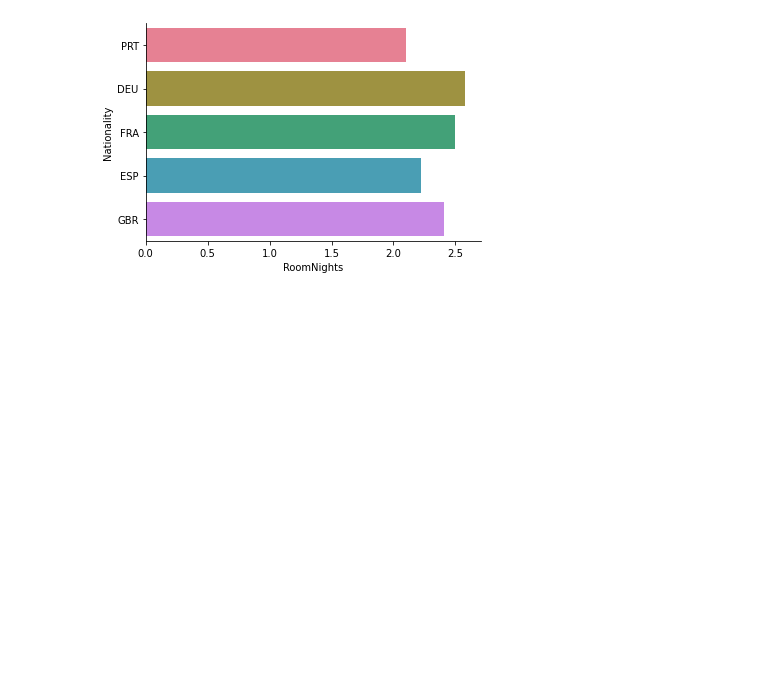
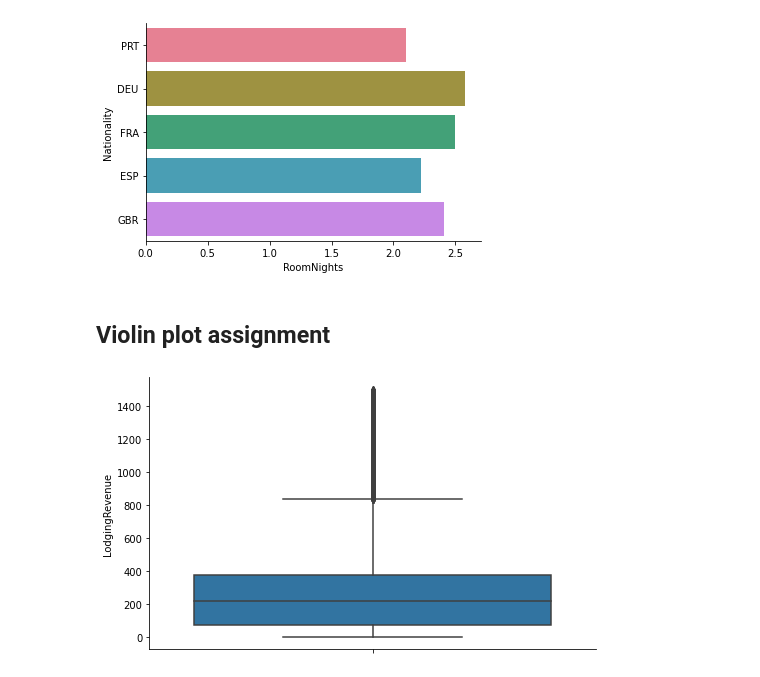
Before and after one commit to naruhikohama/dataviz-python, a Jupyter notebook: Seaborn/seaborn_assignments.ipynb, the cells around one changed output. Drawn from its saved outputs; the diff is of its cells as text; code cells hidden in the pictures; blank space fills up the shorter version.

Commit message:
seaborn boxplot and violin plots assignment

```diff
--- a/Seaborn/seaborn_assignments.ipynb
+++ b/Seaborn/seaborn_assignments.ipynb
@@ -49,3 +49,18 @@ sns.despine()
 plt.show()
 # %% [output]
 [figure]
+# %% [markdown]
+## Violin plot assignment
+# %%
+fig, ax = plt.subplots(figsize = (8, 5))
+
+sns.boxplot(
+    data = top5_countries.query('LodgingRevenue < 1500'),
+    y = 'LodgingRevenue'
+)
+
+sns.despine()
+
+plt.show()
+# %% [output]
+[figure, added]
```
Also changed, not shown: parts of 2 cells of this notebook.
